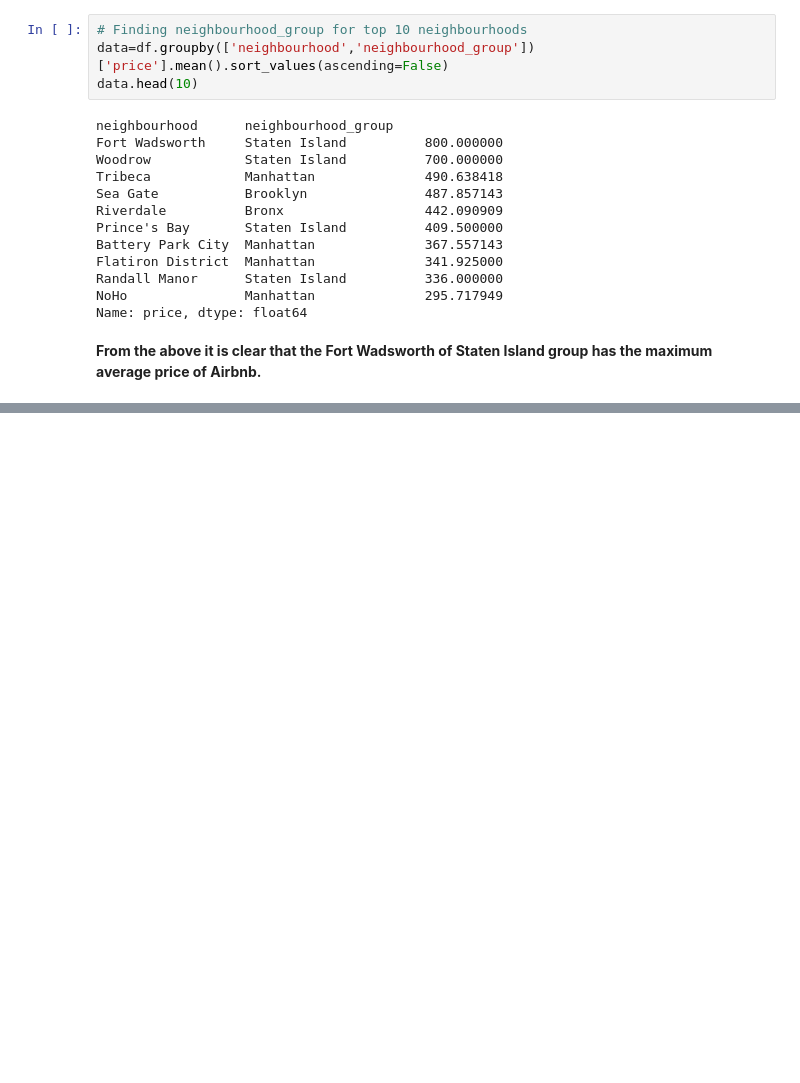
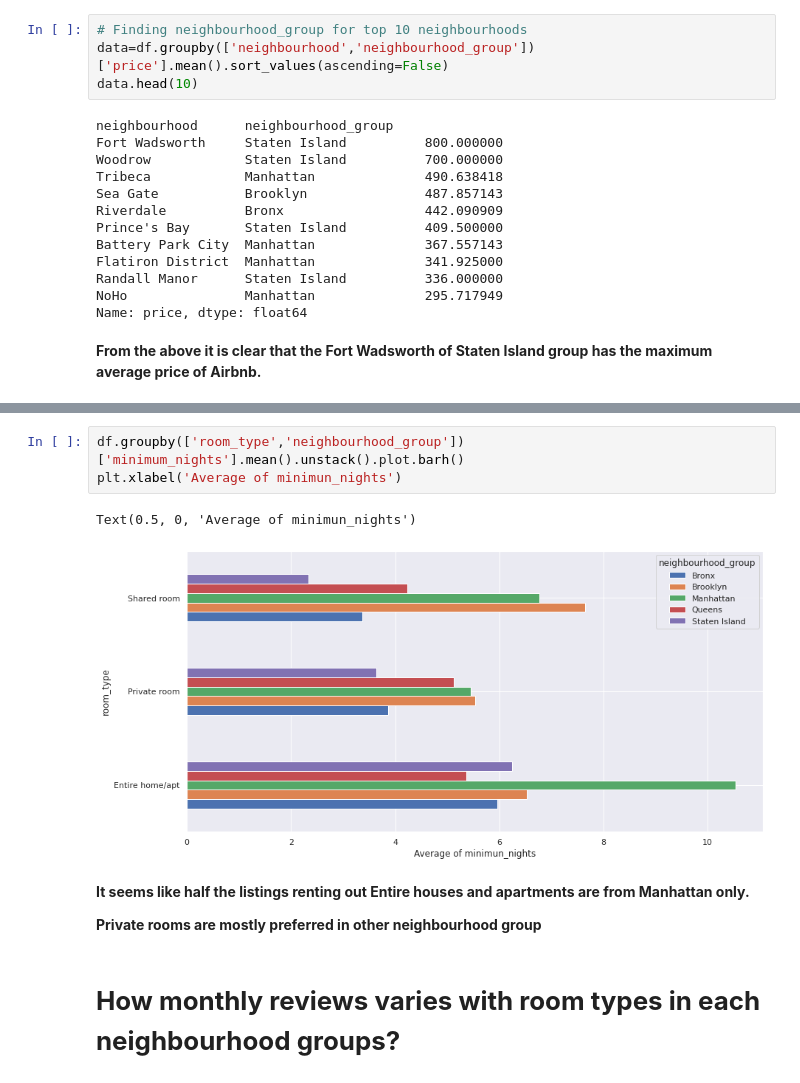
Before and after one commit to ShuklaRajni/Airbnb-Booking-Analysis, a Jupyter notebook: Airbnb_Booking_Analysis.ipynb, the cells around one changed output, grey strips where cells are left out. Cells and saved outputs as stored; diff of their text form; blank space fills up the shorter version.

```diff
--- a/Airbnb_Booking_Analysis.ipynb
+++ b/Airbnb_Booking_Analysis.ipynb
@@ -351,0 +392,12 @@ Name: price, dtype: float64
+# %%
+df.groupby(['room_type','neighbourhood_group'])['minimum_nights'].mean().unstack().plot.barh()
+plt.xlabel('Average of minimun_nights')
+# %% [output]
+Text(0.5, 0, 'Average of minimun_nights')
+[figure, added]
+# %% [markdown]
+**It seems like half the listings renting out Entire houses and apartments are from Manhattan only.**
+
+**Private rooms are mostly preferred in other neighbourhood group**
+# %% [markdown]
+# **How monthly reviews varies with room types in each neighbourhood groups?**
```
Also changed, not shown: parts of 4 cells of this notebook.
